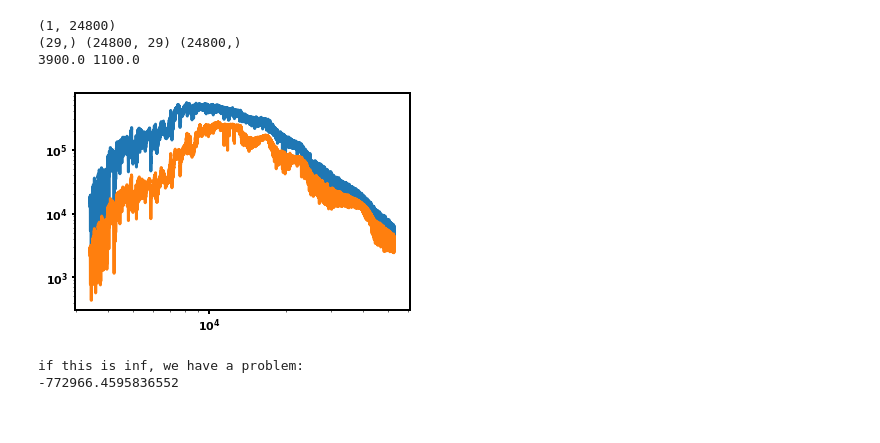
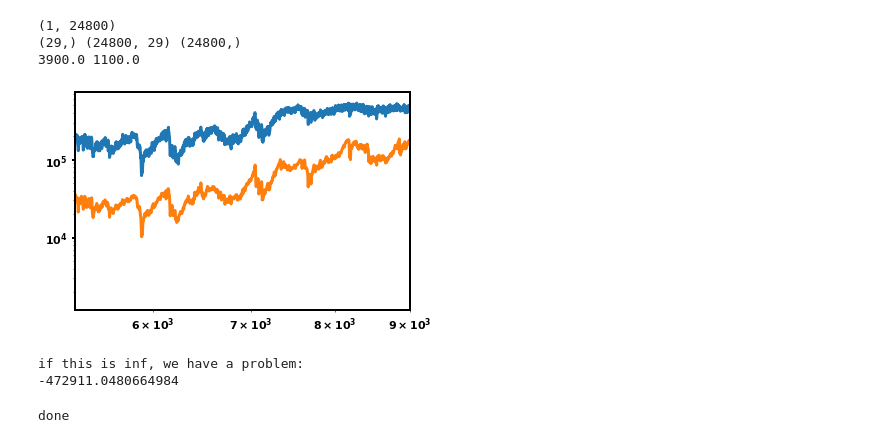
Before and after one commit to awmann/K233Spots, a Jupyter notebook: multi_spec_fit.ipynb, the cells around one changed output. Cells and saved outputs as stored; diff of their text form; code cells hidden in the pictures.

```diff
--- a/multi_spec_fit.ipynb
+++ b/multi_spec_fit.ipynb
@@ -107,6 +107,21 @@ print(np.max(modelteff),np.min(modelteff))
 (1, 24800)
 (29,) (24800, 29) (24800,)
 3900.0 1100.0
+# %%
+from gaussfold import gaussfold as gf
+## resample model spectra
+newlambda = np.linspace(4000,23000,num=10000)
+
+newmodel = np.zeros((np.size(newlambda),np.size(modelteff)))
+for i in range(0,np.size(modelteff)):
+    tmp = modelspectra[:,i]
+    interpfunc = interpolate.interp1d(modelwave, tmp, kind='linear',fill_value="extrapolate")
+    modelspec_new = interpfunc(newlambda)
+    modelspec_new = gf(newlambda, modelspec_new, 3)
+    newmodel[:,i] = modelspec_new
+
+modelwave = newlambda
+modelspectra = newmodel
 # %%
 def getspec(teffs,spectra, inteff): ##  for now other parameters are fixed
     loc = np.where(teffs == inteff)
@@ -174,33 +189,35 @@ def ln_posterior(theta, modelteff, modelspectra, wav, obsspec, obserr ):
 # %%
 nwalkers, ndim = 30, 6
 nthreads = 12
-initial_guesses = [3800, 3000, 0.5, 1, 0.1, 0.1]
+initial_guesses = [3800, 3000, 0.6, 1, 0.1, 0.1]
 testspec = doublespec(modelteff,modelspectra,3500,2500,0.9)
 obsspec = doublespec(modelteff,modelspectra,3470,1900,0.3)
 obserr = obsspec*0.05
 for i in range(0,np.size(obsspec)) :
     obsspec[i] += np.random.normal(0,obsspec[i]*0.05,1)
 
 plt.plot(modelwave,obsspec,label='obsspec')
 plt.plot(modelwave,testspec,label='testspec')
 plt.xscale('log')
 plt.yscale('log')
-plt.xlim(3000,2000)
+plt.xlim(5300,9000)
 plt.show()
 
 print('if this is inf, we have a problem:')
 print(ln_posterior(initial_guesses,modelteff,modelspectra,modelwave,obsspec,obserr))
 pos0 = [initial_guesses*(1+0.01*np.random.randn(ndim)) for i in range(nwalkers)]
 # %% [output]
-[figure, old version]
+[figure, new version]
 if this is inf, we have a problem:
--772966.4595836552
+-472911.0480664984
 # %%
-nsteps = 5000
-burn = 1000
+nsteps = 10000
+burn = 2000
 thin = 1
 
 sampler = emcee.EnsembleSampler(nwalkers, ndim, ln_posterior, args=(modelteff,modelspectra,modelwave,obsspec,obserr), threads=nthreads)
 sampler.run_mcmc(pos0, nsteps,progress=True)
 
 print('done')
+# %% [output]
+done
```
Also changed, not shown: parts of 2 cells of this notebook, 3 other files.
